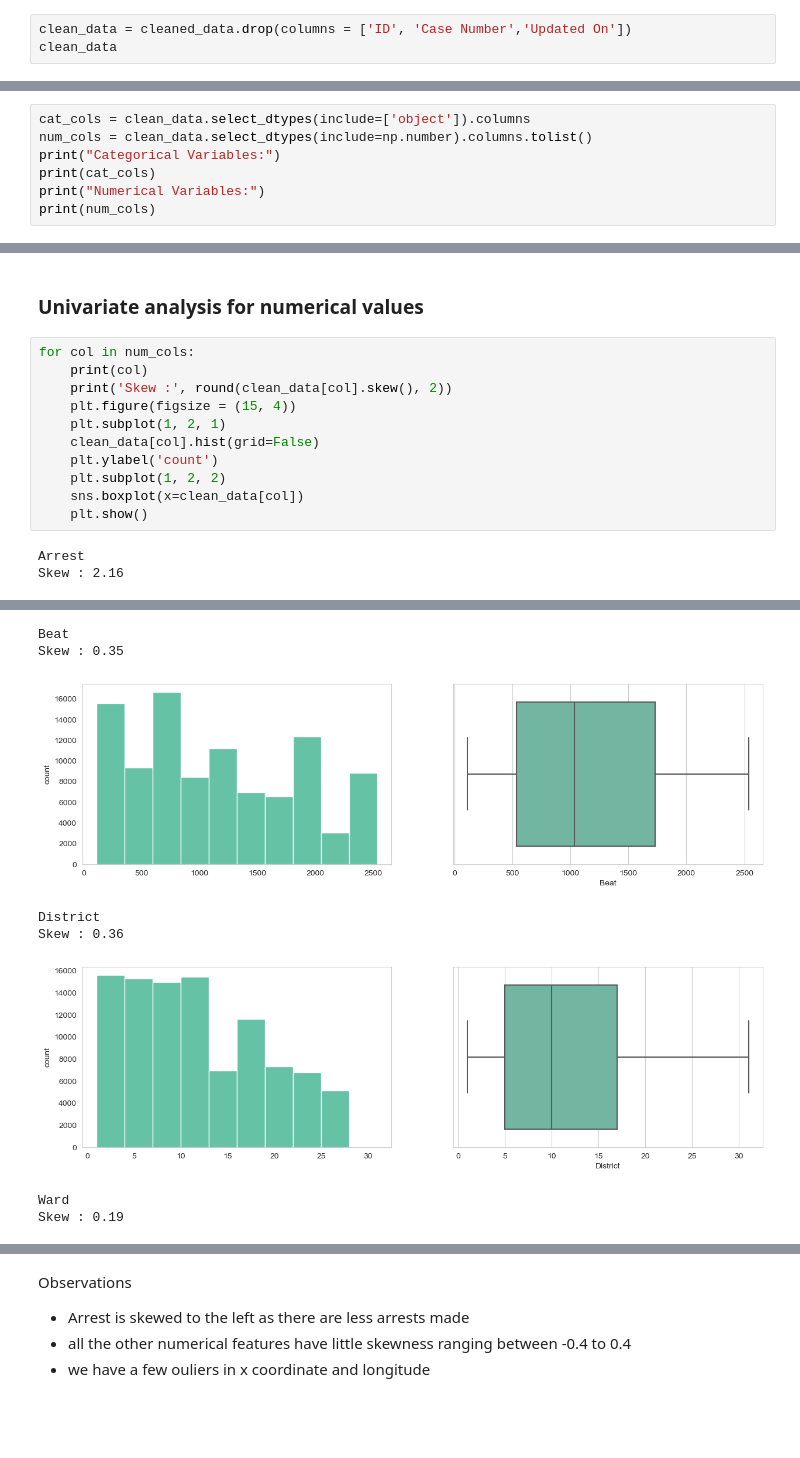
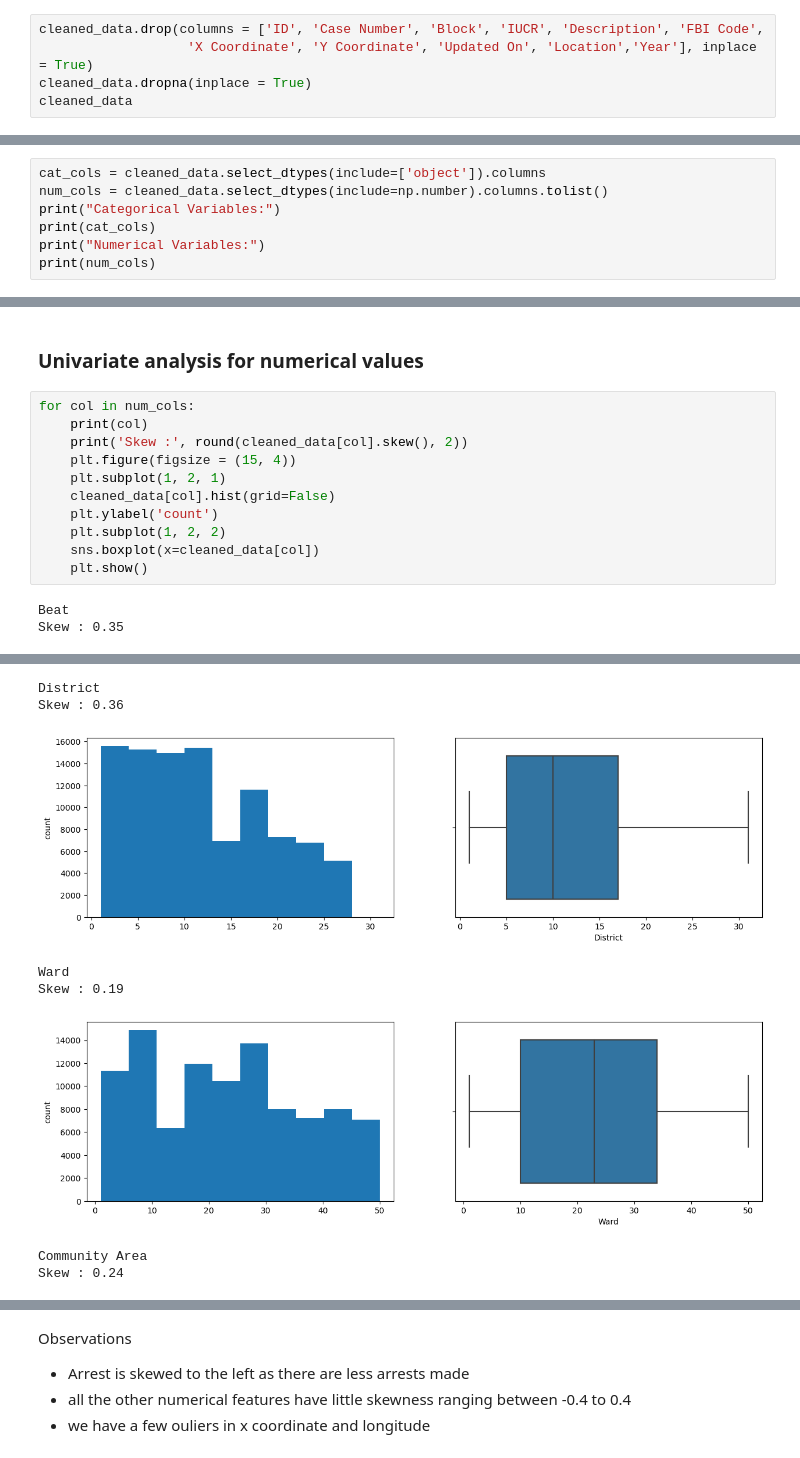
Before and after one commit to SirIan71/Chicago_crime_data_Ml, a Jupyter notebook: Chicago crime.ipynb, the cells around one changed output, grey strips where cells are left out. Saved outputs shown, nothing was run; the diff lists cells and outputs as text; blank space fills up the shorter version.

```diff
--- a/Chicago crime.ipynb
+++ b/Chicago crime.ipynb
@@ -173,4 +232,6 @@ Drop unnecessary columns
 # %%
-clean_data = cleaned_data.drop(columns = ['ID', 'Case Number','Updated On'])
-clean_data
+cleaned_data.drop(columns = ['ID', 'Case Number', 'Block', 'IUCR', 'Description', 'FBI Code',
+                   'X Coordinate', 'Y Coordinate', 'Updated On', 'Location','Year'], inplace = True)
+cleaned_data.dropna(inplace = True)
+cleaned_data
 # %% [output]
@@ -222,8 +255,8 @@ clean_data.tail()
 # %% [markdown]
 Before we do EDA, lets separate Numerical and categorical variables for easy analysis
 # %%
-cat_cols = clean_data.select_dtypes(include=['object']).columns
-num_cols = clean_data.select_dtypes(include=np.number).columns.tolist()
+cat_cols = cleaned_data.select_dtypes(include=['object']).columns
+num_cols = cleaned_data.select_dtypes(include=np.number).columns.tolist()
 print("Categorical Variables:")
 print(cat_cols)
 print("Numerical Variables:")
@@ -240,14 +273,14 @@ Numerical Variables:
 # %%
 for col in num_cols:
     print(col)
-    print('Skew :', round(clean_data[col].skew(), 2))
+    print('Skew :', round(cleaned_data[col].skew(), 2))
     plt.figure(figsize = (15, 4))
     plt.subplot(1, 2, 1)
-    clean_data[col].hist(grid=False)
+    cleaned_data[col].hist(grid=False)
     plt.ylabel('count')
     plt.subplot(1, 2, 2)
-    sns.boxplot(x=clean_data[col])
+    sns.boxplot(x=cleaned_data[col])
     plt.show()
 # %% [output]
-Arrest
-Skew : 2.16
+Beat
+Skew : 0.35
@@ -255,8 +288,8 @@ Skew : 2.16
-Beat
-Skew : 0.35
+District
+Skew : 0.36
-[figure, old version]
+[figure, new version]
-District
-Skew : 0.36
+Ward
+Skew : 0.19
-[figure, old version]
+[figure, new version]
-Ward
-Skew : 0.19
+Community Area
+Skew : 0.24
```
Also changed, not shown: parts of 115 cells of this notebook, 5 other files.
